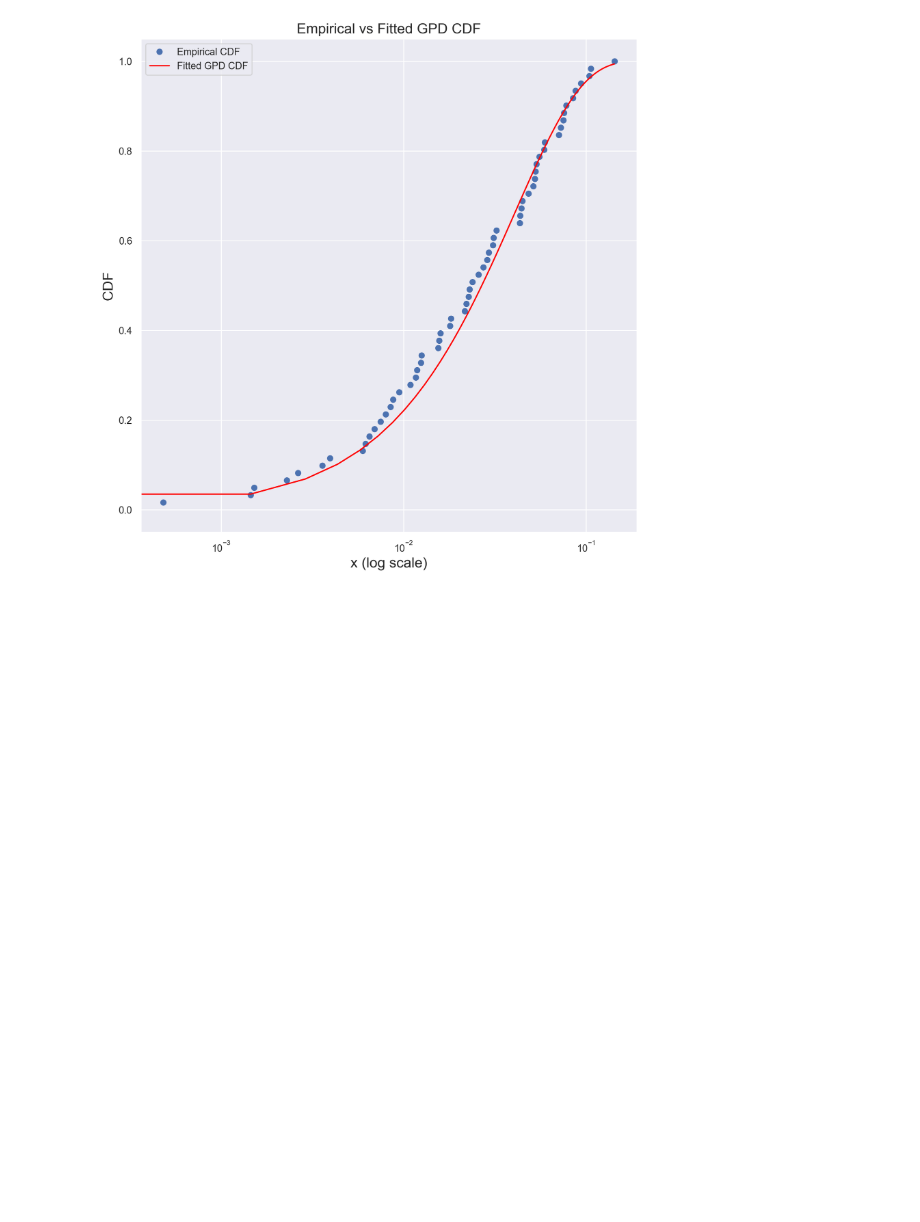
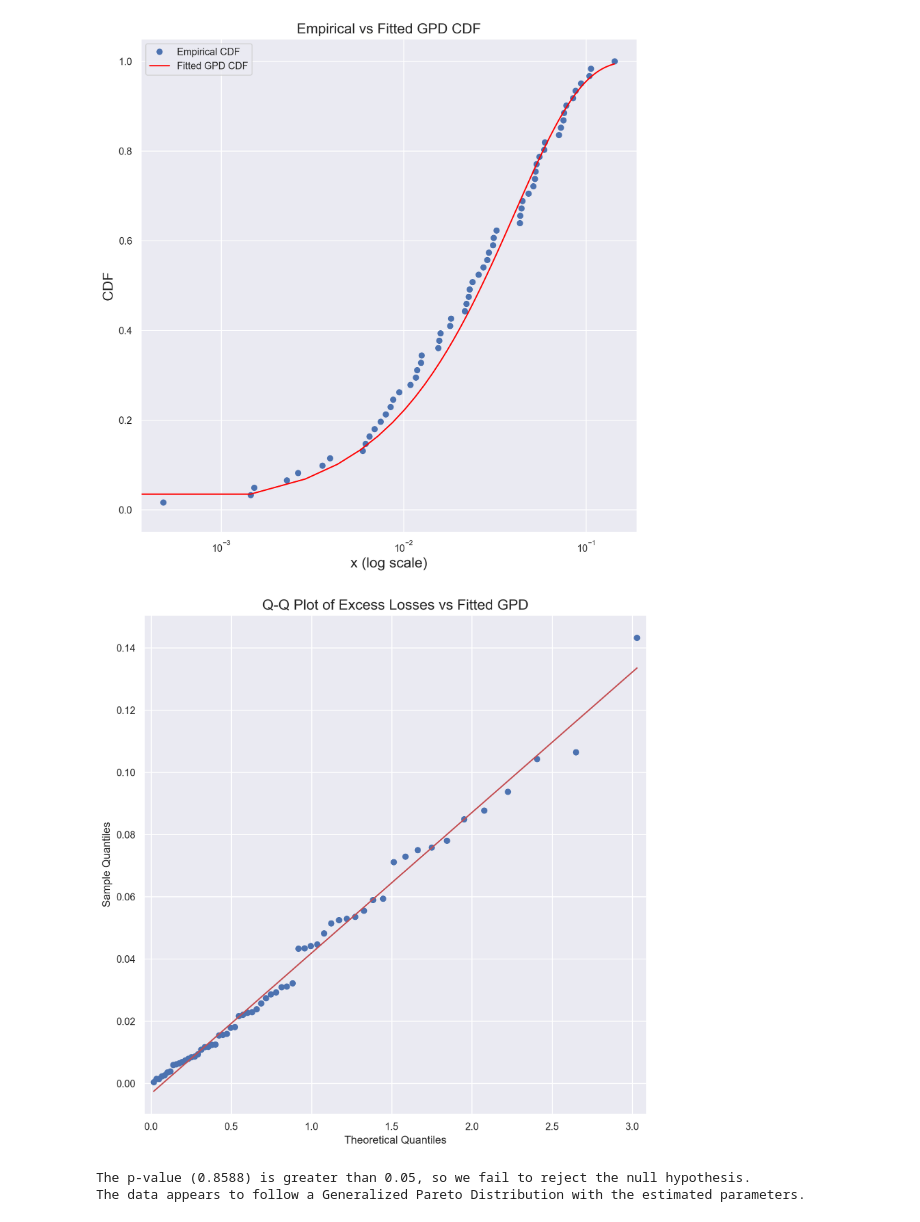
Before and after one commit to iliasra/QRM_Assignment2, a Jupyter notebook: assignment2.ipynb, the cells around one changed output. Saved outputs shown, nothing was run; the diff lists cells and outputs as text; code cells hidden in the pictures; blank space fills up the shorter version.

```diff
--- a/assignment2.ipynb
+++ b/assignment2.ipynb
@@ -229,3 +229,23 @@ plt.ylabel("CDF", fontsize=16)
 plt.show()
 # %% [output]
 [figure]
+# %%
+fig, ax = plt.subplots(figsize=(10, 10))
+sm.qqplot(excess_df, dist=genpareto, distargs=(params[0],), ax=ax, line='q')
+plt.title('Q-Q Plot of Excess Losses vs Fitted GPD', fontsize=16)
+plt.show()
+# %% [output]
+[figure, added]
+# %%
+from scipy.stats import kstest
+ks_statistic, p_value = kstest(excess_df, 'genpareto', args=params)
+alpha = 0.05
+if p_value < alpha:
+    print(f"The p-value ({p_value:.4f}) is less than {alpha}, so we reject the null hypothesis.")
+    print("The data does not appear to follow a Generalized Pareto Distribution with the estimated parameters.")
+else:
+    print(f"The p-value ({p_value:.4f}) is greater than {alpha}, so we fail to reject the null hypothesis.")
+    print("The data appears to follow a Generalized Pareto Distribution with the estimated parameters.")
+# %% [output]
+The p-value (0.8588) is greater than 0.05, so we fail to reject the null hypothesis.
+The data appears to follow a Generalized Pareto Distribution with the estimated parameters.
```
